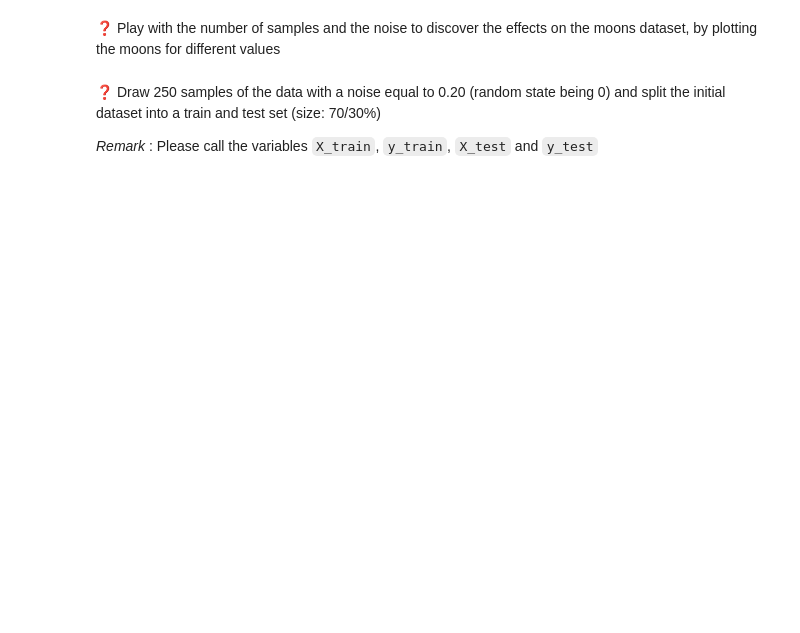
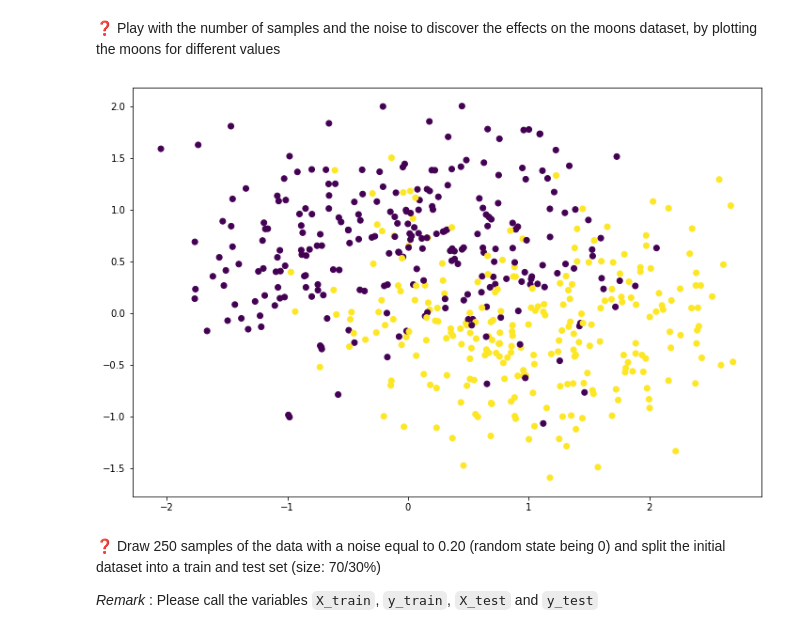
Before and after one commit to LaurenceAndraud/Deep-Learning, a Jupyter notebook: Exercice 2/your_first_neural_network.ipynb, the cells around one changed output. Drawn from its saved outputs; the diff is of its cells as text; code cells hidden in the pictures; blank space fills up the shorter version.

```diff
--- a/Exercice 2/your_first_neural_network.ipynb
+++ b/Exercice 2/your_first_neural_network.ipynb
@@ -50,5 +76,11 @@ X, y = make_moons(100, noise = 0.2)
 # %% [markdown]
 ❓ Play with the number of samples and the noise to discover the effects on the moons dataset, by plotting the moons for different values
+# %%
+X, y = sklearn.datasets.make_moons(n_samples=500, shuffle=True, noise=0.5, random_state=None)
+plt.scatter(X[:,0], X[:,1], c=y)
+plt.show()
+# %% [output]
+[figure, added]
 # %% [markdown]
 ❓ Draw 250 samples of the data with a noise equal to 0.20 (random state being 0) and split the initial dataset into a train and test set (size: 70/30%)
 
```
Also changed, not shown: parts of 8 cells of this notebook.
